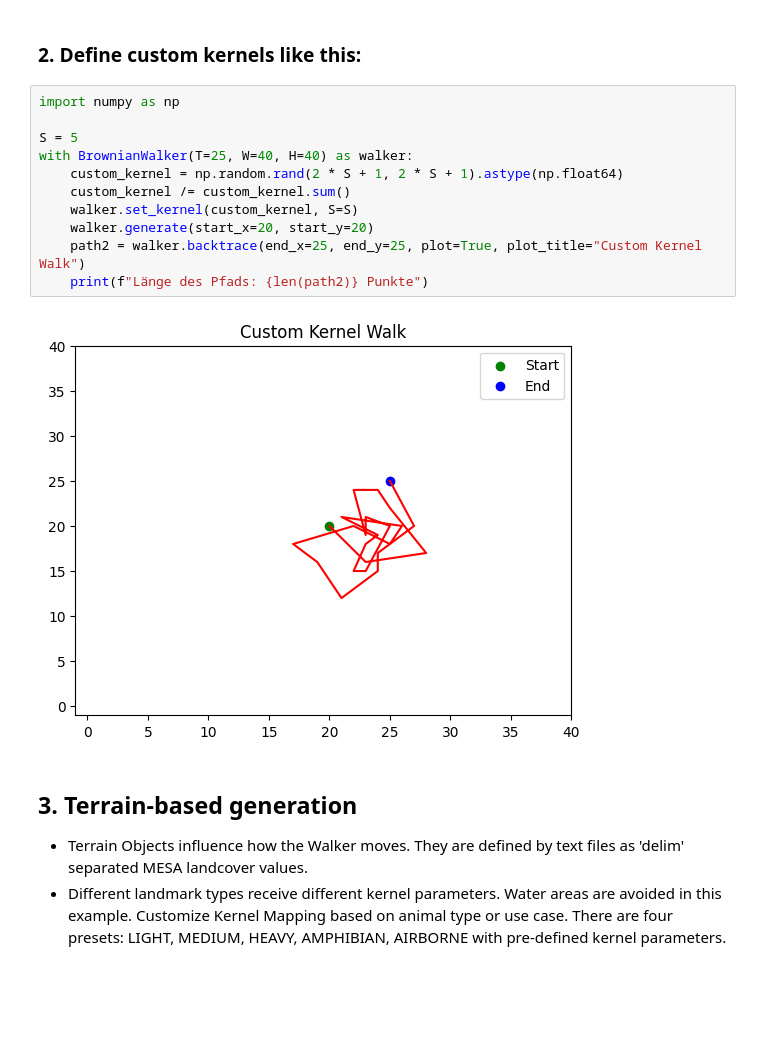
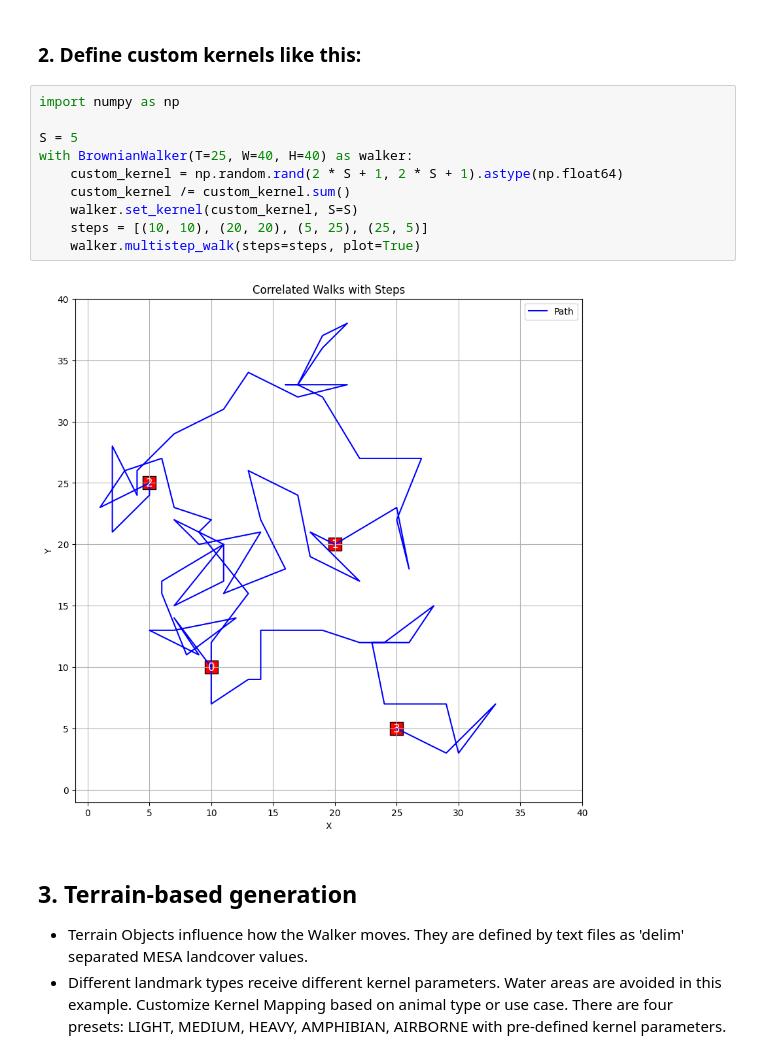
Before and after one commit to ls11ae/random-walks-python, a Jupyter notebook: demos/BrownianWalker.ipynb, the cells around one changed output. Saved outputs shown, nothing was run; the diff lists cells and outputs as text; blank space fills up the shorter version.

```diff
--- a/demos/BrownianWalker.ipynb
+++ b/demos/BrownianWalker.ipynb
@@ -15,16 +49,15 @@ with BrownianWalker(T=100, W=200, H=200, S=5) as walker:
 # %%
 import numpy as np
 
 S = 5
 with BrownianWalker(T=25, W=40, H=40) as walker:
     custom_kernel = np.random.rand(2 * S + 1, 2 * S + 1).astype(np.float64)
     custom_kernel /= custom_kernel.sum()
     walker.set_kernel(custom_kernel, S=S)
-    walker.generate(start_x=20, start_y=20)
-    path2 = walker.backtrace(end_x=25, end_y=25, plot=True, plot_title="Custom Kernel Walk")
-    print(f"Länge des Pfads: {len(path2)} Punkte")
+    steps = [(10, 10), (20, 20), (5, 25), (25, 5)]
+    walker.multistep_walk(steps=steps, plot=True)
 # %% [output]
-[figure, old version]
+[figure, new version]
 # %% [markdown]
 ## 3. Terrain-based generation
 
```
Also changed, not shown: parts of 3 cells of this notebook, 5 other files.
